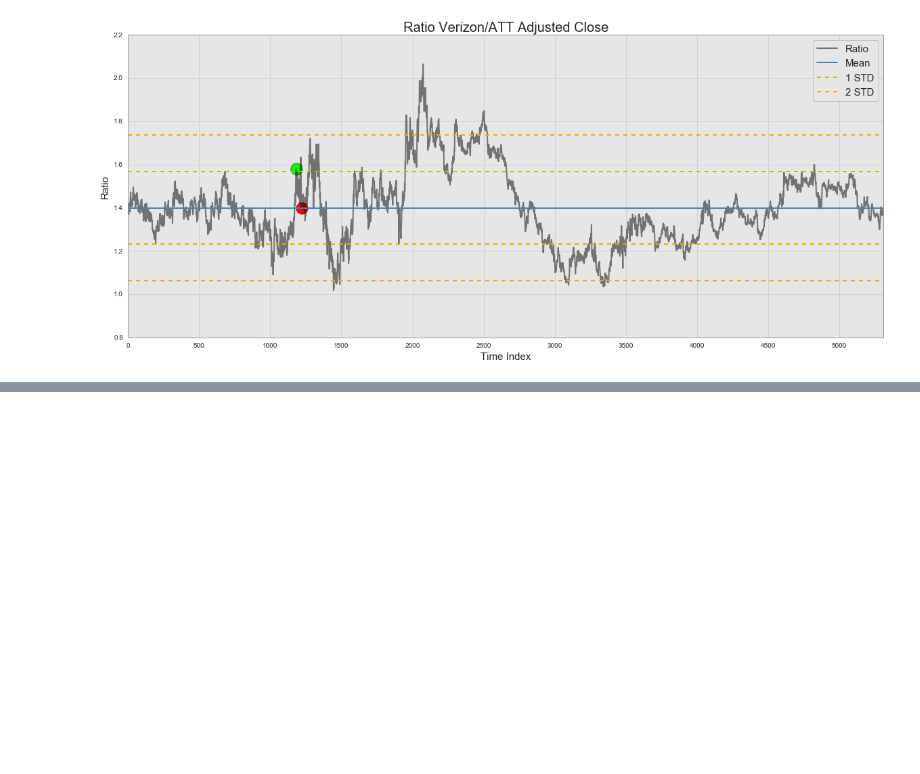
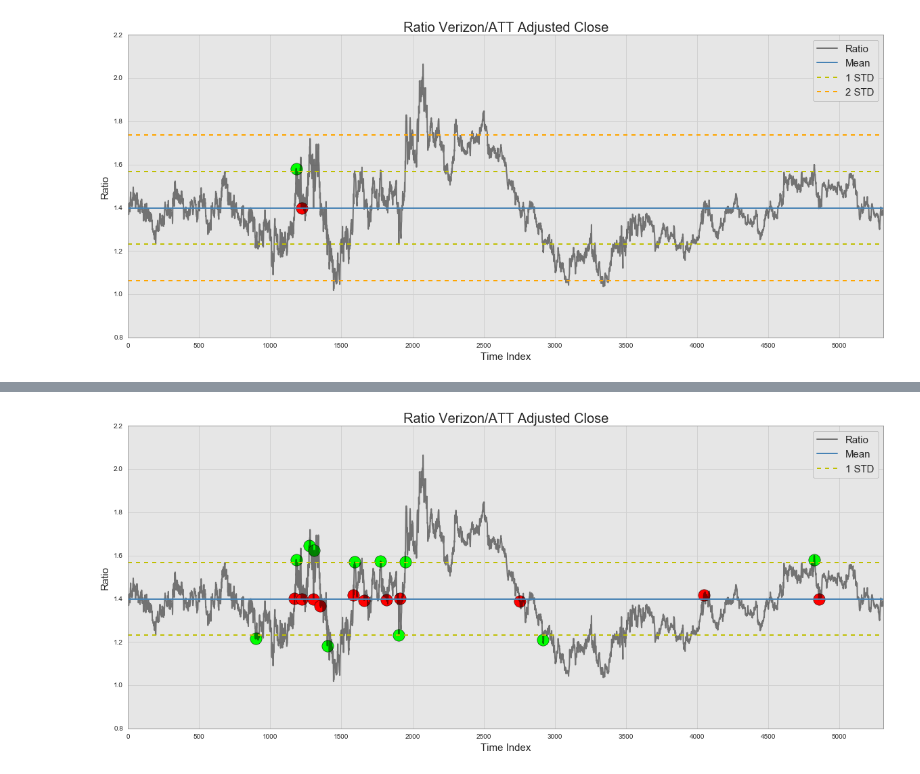
Before and after one commit to bbahmany/quant-finance, a Jupyter notebook: pairs-trading.ipynb, the cells around one changed output, grey strips where cells are left out. Drawn from its saved outputs; the diff is of its cells as text; code cells hidden in the pictures; blank space fills up the shorter version.

Commit message:
wrote function to identify all positions

```diff
--- a/pairs-trading.ipynb
+++ b/pairs-trading.ipynb
@@ -178,4 +178,6 @@ def identify_next_position(ratio, k, start=0):
                 day += 1
 
         day += 1
+
+    return None
 # %%
@@ -186,3 +188,18 @@ identify_next_position(cell['VZ/T'], 1, 1171)
 plot_ratio(cell['VZ/T'], 'Verizon/ATT', deviations=[1,2], positions=[identify_next_position(cell['VZ/T'], 1, 1171)])
 # %% [output]
 [figure]
+# %%
+def identify_all_positions(ratio, k, start=0):
+    positions = []
+    day, size = start, ratio.size
+
+    while day < size:
+        position = identify_next_position(ratio, k, day)
+
+        if position:
+            positions.append(position)
+            day = position['close']
+        else:
+            break
+
+    return positions
@@ -188,0 +220,6 @@ plot_ratio(cell['VZ/T'], 'Verizon/ATT', deviations=[1,2], positions=[identify_ne
+# %%
+positions = identify_all_positions(cell['VZ/T'], 1)
+# %%
+plot_ratio(cell['VZ/T'], 'Verizon/ATT', deviations=[1], positions=positions)
+# %% [output]
+[figure, added]
```
Also changed, not shown: parts of 2 cells of this notebook.
